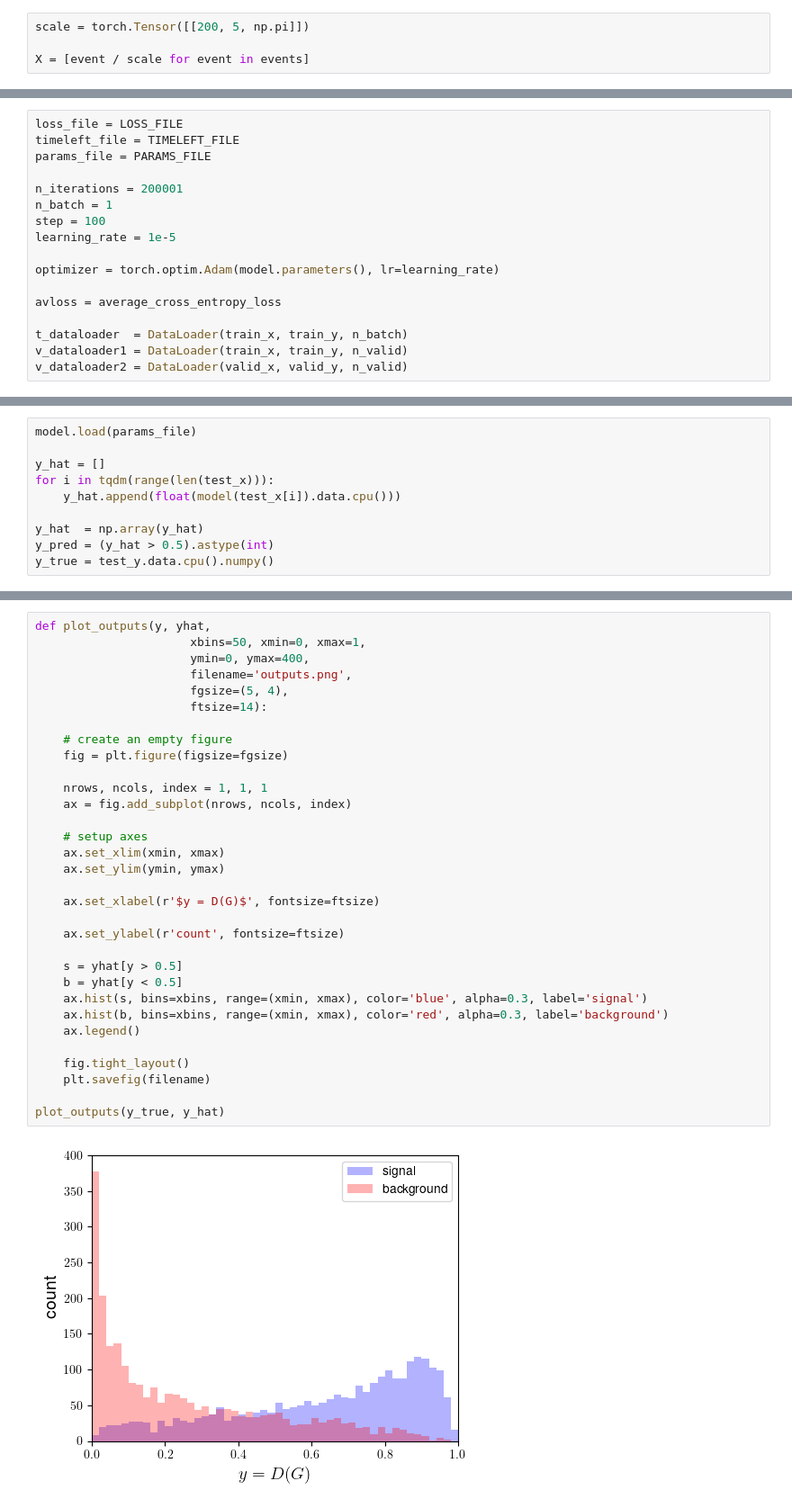
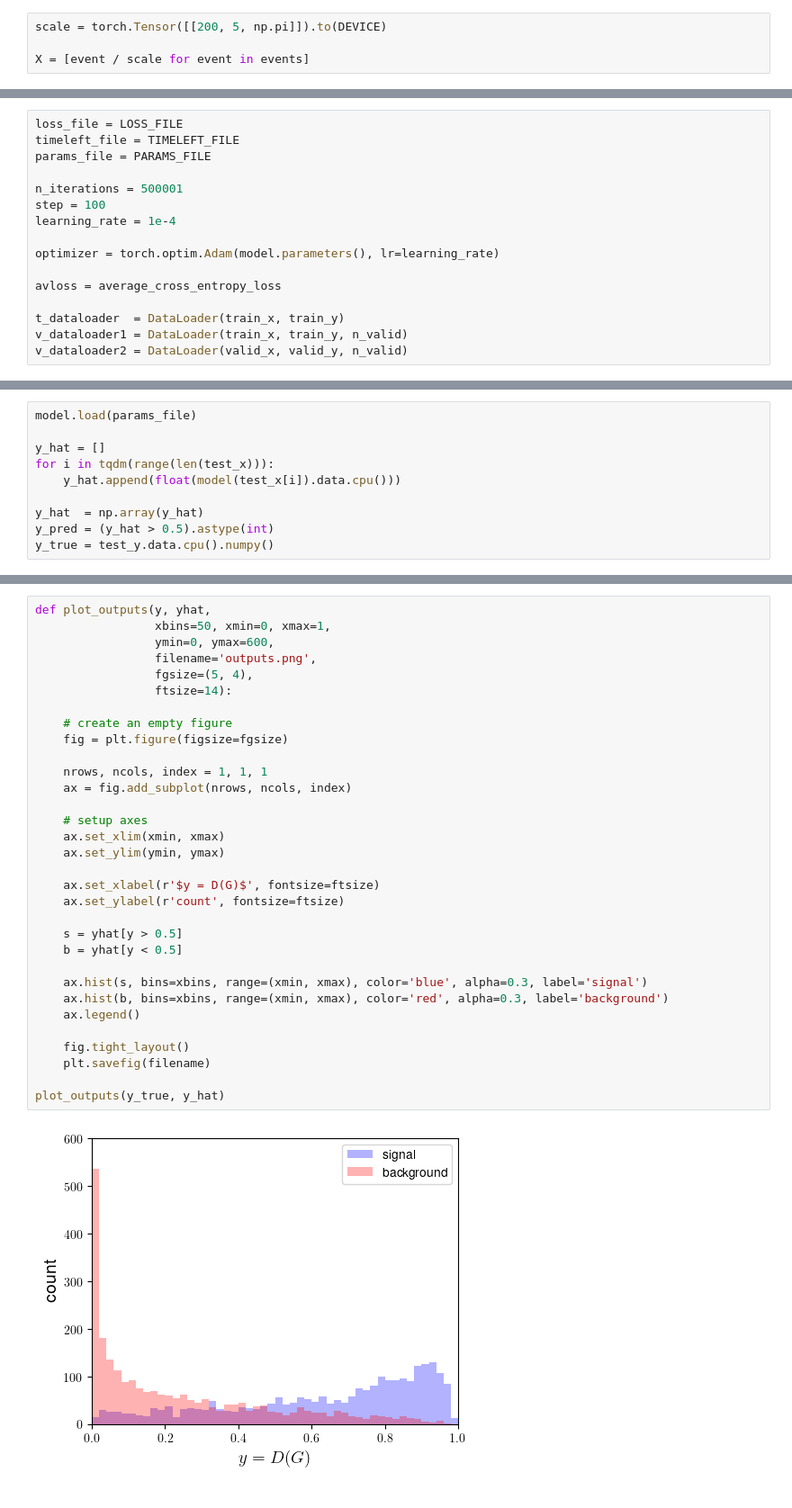
Before and after one commit to hbprosper/MLinPhysics, a Jupyter notebook: Lab08/code/tutorial08_GNN.ipynb, the cells around one changed output, grey strips where cells are left out. Shown at 90% size. Drawn from its saved outputs; the diff is of its cells as text.

```diff
--- a/Lab08/code/tutorial08_GNN.ipynb
+++ b/Lab08/code/tutorial08_GNN.ipynb
@@ -209,7 +211,7 @@ plot_multiplicity(hdf)
   2. Split data into training, testing, and validation sets.
   3. Move them to computational device.
 # %%
-scale = torch.Tensor([[200, 5, np.pi]])
+scale = torch.Tensor([[200, 5, np.pi]]).to(DEVICE)
 
 X = [event / scale for event in events]
 # %%
@@ -625,16 +652,15 @@ loss_file = LOSS_FILE
 timeleft_file = TIMELEFT_FILE
 params_file = PARAMS_FILE
 
-n_iterations = 200001
-n_batch = 1
+n_iterations = 500001
 step = 100
-learning_rate = 1e-5
+learning_rate = 1e-4
 
 optimizer = torch.optim.Adam(model.parameters(), lr=learning_rate)
 
 avloss = average_cross_entropy_loss
 
-t_dataloader  = DataLoader(train_x, train_y, n_batch)
+t_dataloader  = DataLoader(train_x, train_y)
 v_dataloader1 = DataLoader(train_x, train_y, n_valid)
 v_dataloader2 = DataLoader(valid_x, valid_y, n_valid)
 # %%
@@ -695,37 +722,37 @@ plot_confusion_matrix(y_pred, y_true)
 # %%
 def plot_outputs(y, yhat,
-                      xbins=50, xmin=0, xmax=1,
-                      ymin=0, ymax=400,
-                      filename='outputs.png',
-                      fgsize=(5, 4),
-                      ftsize=14):
+                 xbins=50, xmin=0, xmax=1,
+                 ymin=0, ymax=600,
+                 filename='outputs.png',
+                 fgsize=(5, 4),
+                 ftsize=14):
 
     # create an empty figure
     fig = plt.figure(figsize=fgsize)
 
     nrows, ncols, index = 1, 1, 1
     ax = fig.add_subplot(nrows, ncols, index)
 
     # setup axes
     ax.set_xlim(xmin, xmax)
     ax.set_ylim(ymin, ymax)
 
     ax.set_xlabel(r'$y = D(G)$', fontsize=ftsize)
-
     ax.set_ylabel(r'count', fontsize=ftsize)
 
     s = yhat[y > 0.5]
     b = yhat[y < 0.5]
+
     ax.hist(s, bins=xbins, range=(xmin, xmax), color='blue', alpha=0.3, label='signal')
     ax.hist(b, bins=xbins, range=(xmin, xmax), color='red', alpha=0.3, label='background')
     ax.legend()
 
     fig.tight_layout()
     plt.savefig(filename)
 
 plot_outputs(y_true, y_hat)
 # %% [output]
-[figure, old version]
+[figure, new version]
 # %%
 def plot_roc(y, yhat):
     # standard measures of model performance
```
Also changed, not shown: parts of 19 cells of this notebook.
